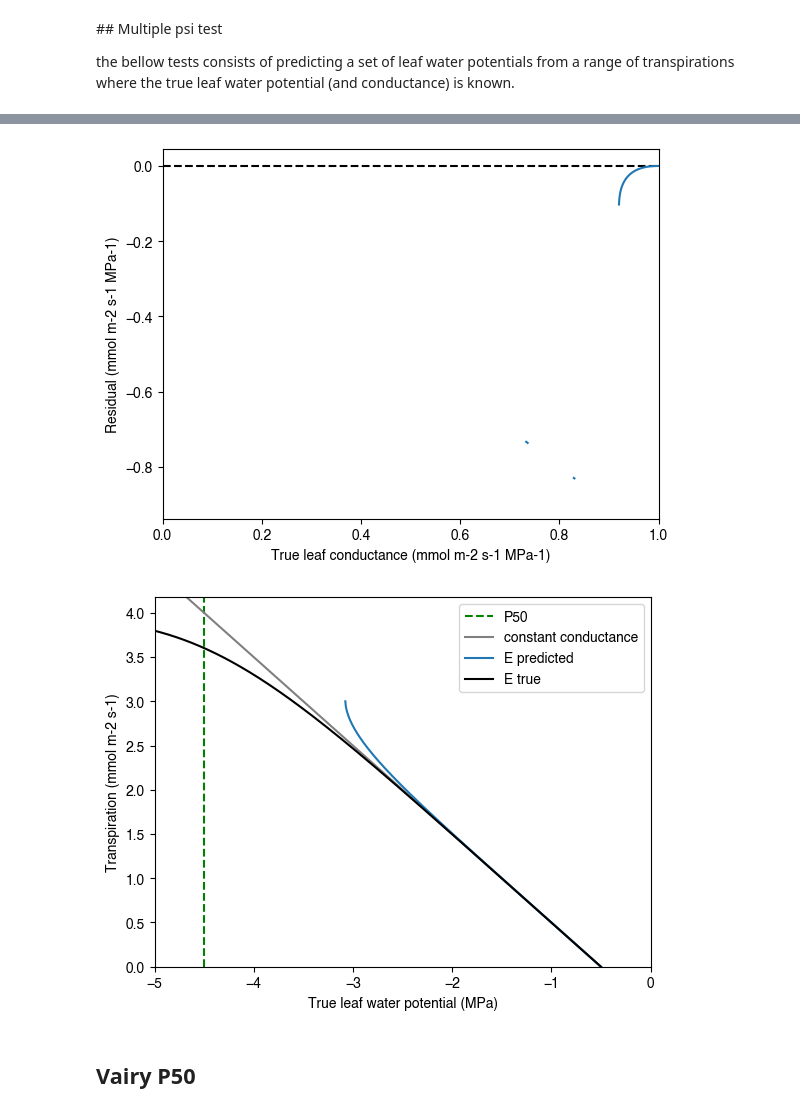
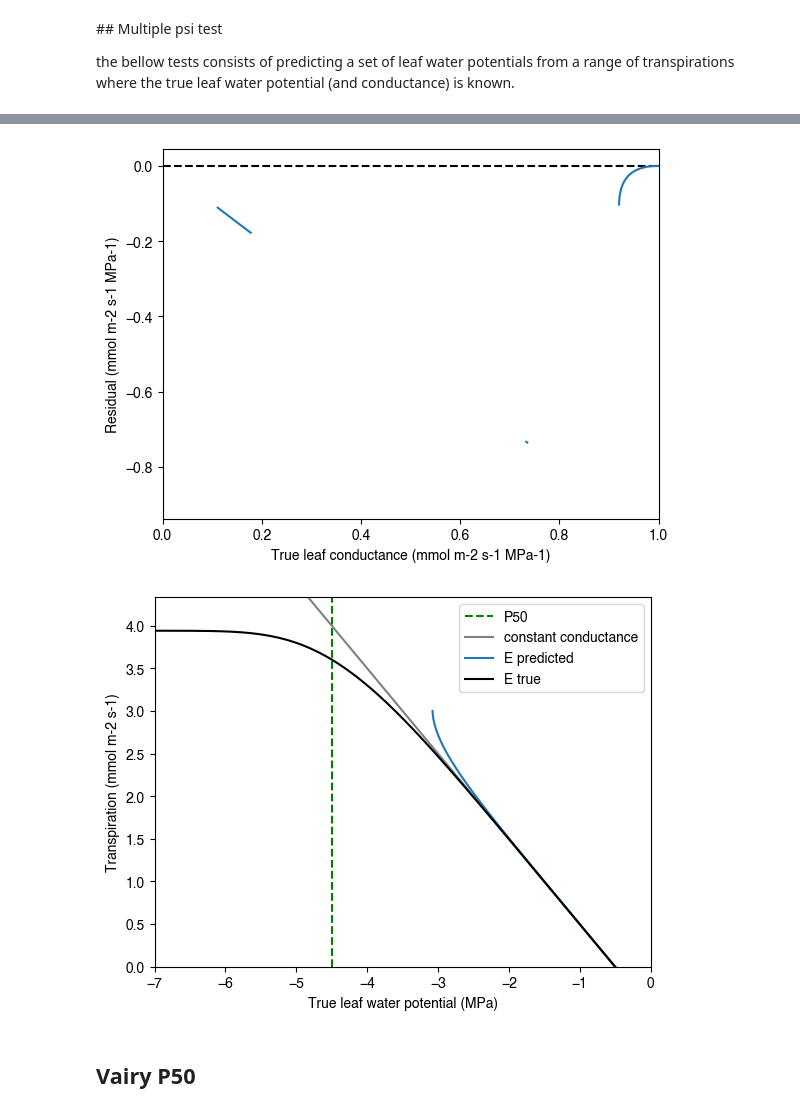
Before and after one commit to CaleBaguley/profit-optimisation-model, a Jupyter notebook: note books/Transpiration to water potential aproximation test.ipynb, the cells around one changed output, grey strips where cells are left out. Cells and saved outputs as stored; diff of their text form; code cells hidden in the pictures.

```diff
--- a/note books/Transpiration to water potential aproximation test.ipynb
+++ b/note books/Transpiration to water potential aproximation test.ipynb
@@ -132,7 +132,7 @@ Predicted psi:  -3.2787561909093883  MPa
 the bellow tests consists of predicting a set of leaf water potentials from a range of transpirations where the true leaf water potential (and conductance) is known.
 # %%
 k_min = 0.000001
-min_psi = -5.0
+min_psi = -7.0
 root_psi = -0.5 # MPa
 leaf_psi_true_array = np.linspace(root_psi, min_psi, 1000)
 
@@ -209,6 +209,6 @@ plt.show()
 [figure]
-[figure, old version]
+[figure, new version]
-[figure, old version]
+[figure, new version]
 # %% [markdown]
 ## Vairy P50
 # %%
```
Also changed, not shown: parts of 29 cells of this notebook.
